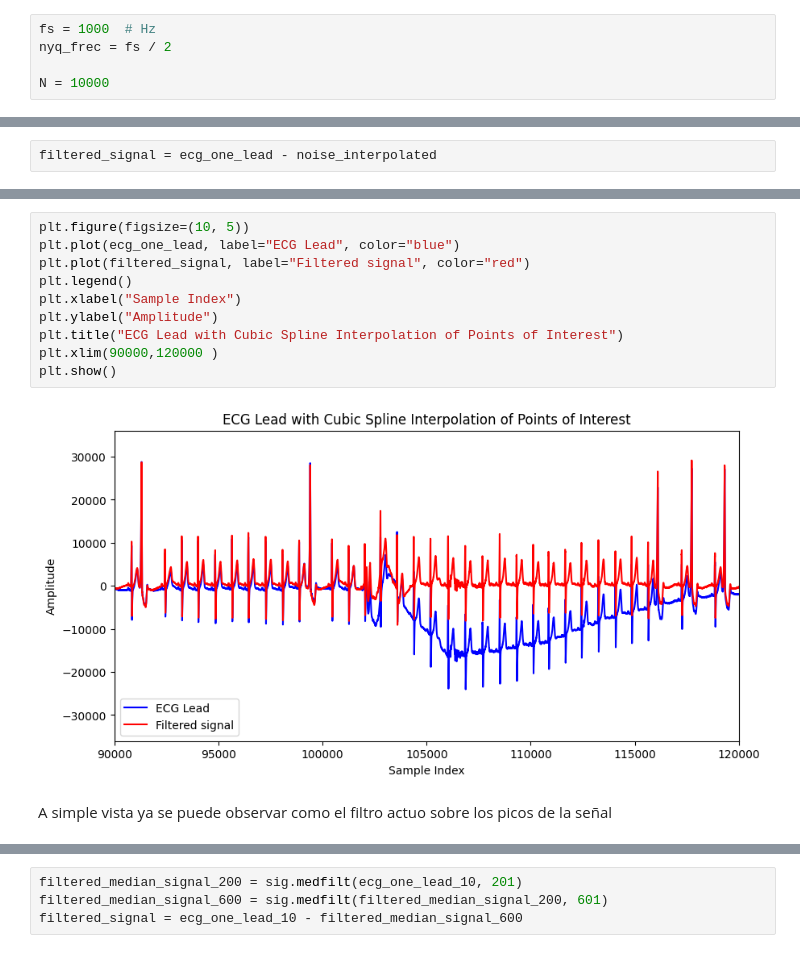
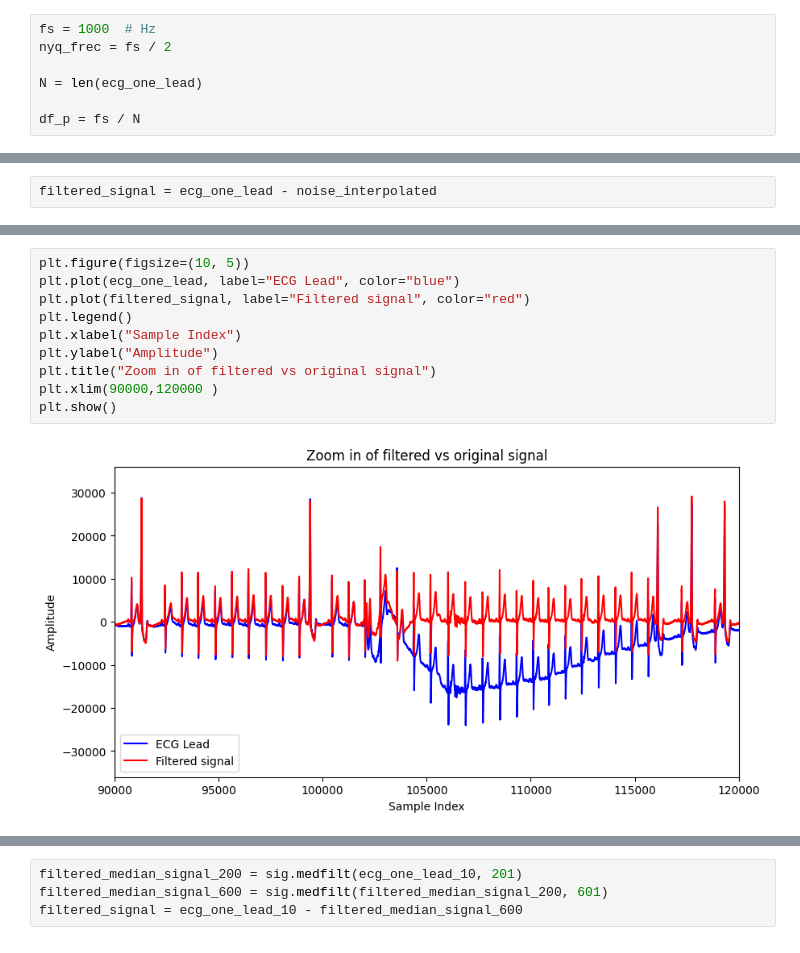
Before and after one commit to joacocibeira/PDS, a Jupyter notebook: tp_10/tp_10.ipynb, the cells around one changed output, grey strips where cells are left out. Saved outputs shown, nothing was run; the diff lists cells and outputs as text.

```diff
--- a/tp_10/tp_10.ipynb
+++ b/tp_10/tp_10.ipynb
@@ -19,4 +22,6 @@ qrs_detections = mat_struct["qrs_detections"]
 fs = 1000  # Hz
 nyq_frec = fs / 2
 
-N = 10000
+N = len(ecg_one_lead)
+
+df_p = fs / N
@@ -167,14 +135,12 @@ plt.show()
 # %%
 plt.figure(figsize=(10, 5))
 plt.plot(ecg_one_lead, label="ECG Lead", color="blue")
 plt.plot(filtered_signal, label="Filtered signal", color="red")
 plt.legend()
 plt.xlabel("Sample Index")
 plt.ylabel("Amplitude")
-plt.title("ECG Lead with Cubic Spline Interpolation of Points of Interest")
+plt.title("Zoom in of filtered vs original signal")
 plt.xlim(90000,120000 )
 plt.show()
 # %% [output]
-[figure, old version]
+[figure, new version]
-# %% [markdown]
-A simple vista ya se puede observar como el filtro actuo sobre los picos de la señal
```
Also changed, not shown: parts of 35 cells of this notebook.
